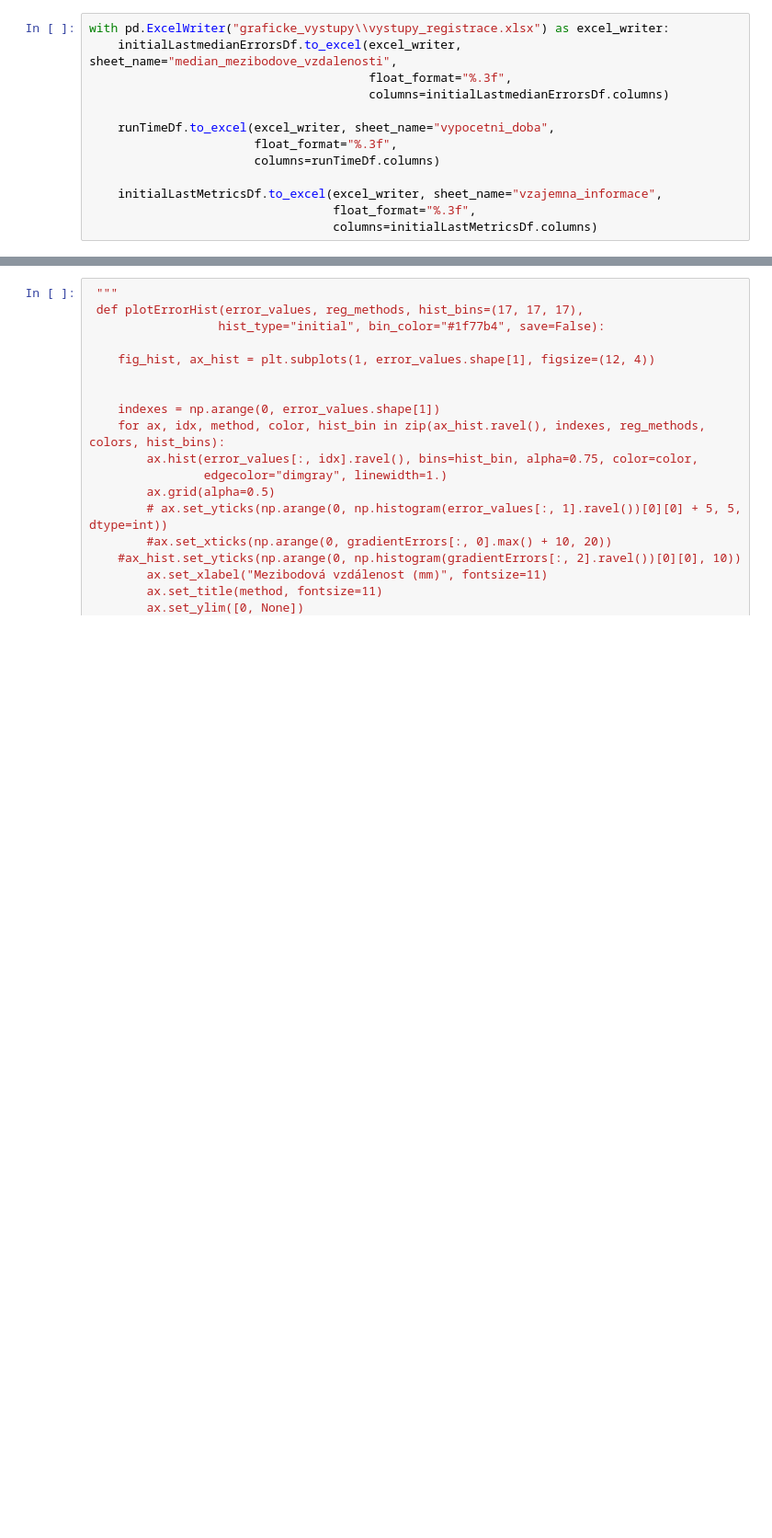
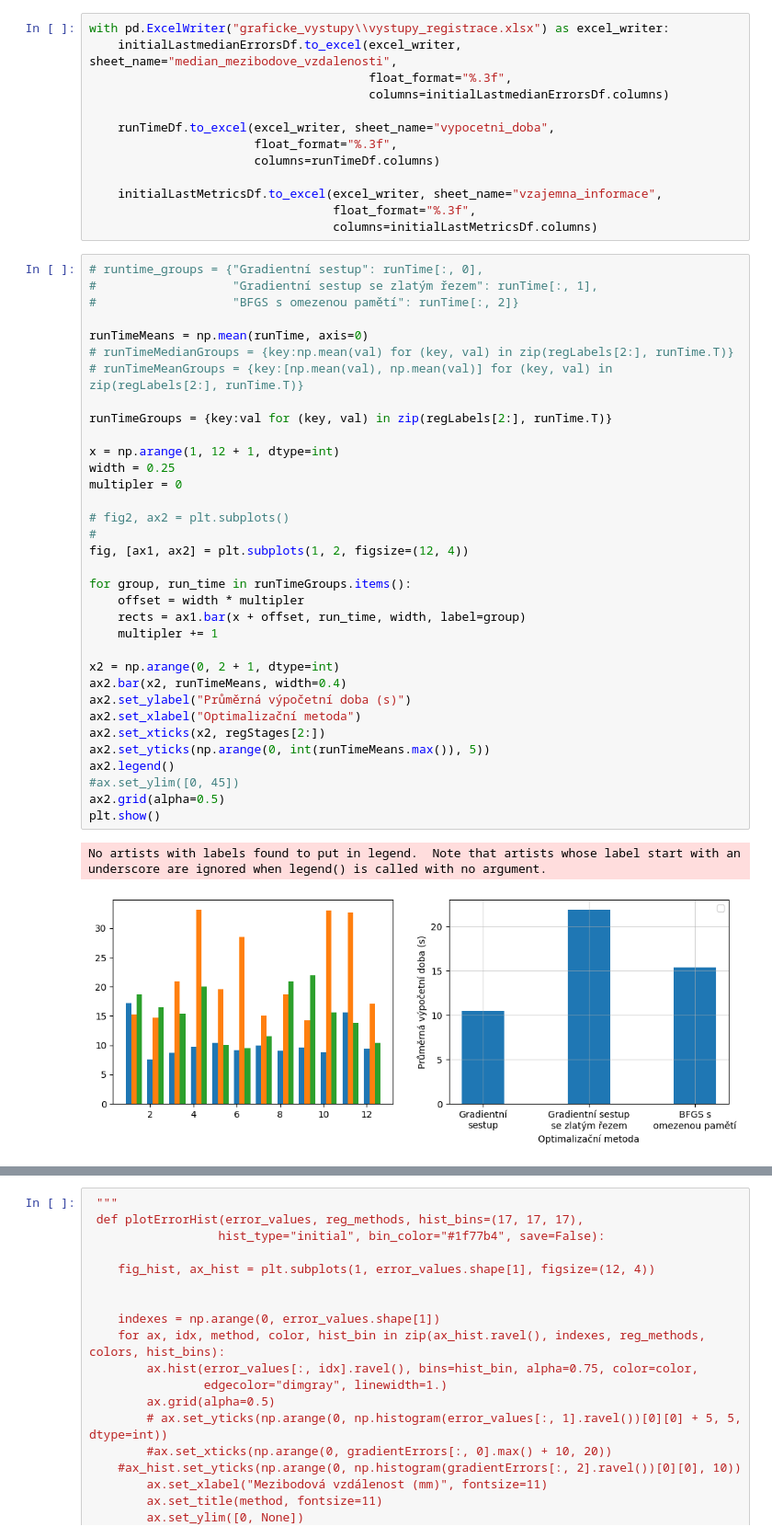
Before and after one commit to Vojtech-Benda/ca_isf, a Jupyter notebook: plotResults.ipynb, the cells around one changed output, grey strips where cells are left out. Shown at 92% size. Cells and saved outputs as stored; diff of their text form; blank space fills up the shorter version.

```diff
--- a/plotResults.ipynb
+++ b/plotResults.ipynb
@@ -182,3 +182,40 @@ with pd.ExcelWriter("graficke_vystupy\\vystupy_registrace.xlsx") as excel_writer
     initialLastMetricsDf.to_excel(excel_writer, sheet_name="vzajemna_informace",
                                   float_format="%.3f",
                                   columns=initialLastMetricsDf.columns)
+# %%
+# runtime_groups = {"Gradientní sestup": runTime[:, 0],
+#                   "Gradientní sestup se zlatým řezem": runTime[:, 1],
+#                   "BFGS s omezenou pamětí": runTime[:, 2]}
+
+runTimeMeans = np.mean(runTime, axis=0)
+# runTimeMedianGroups = {key:np.mean(val) for (key, val) in zip(regLabels[2:], runTime.T)}
+# runTimeMeanGroups = {key:[np.mean(val), np.mean(val)] for (key, val) in zip(regLabels[2:], runTime.T)}
+
+runTimeGroups = {key:val for (key, val) in zip(regLabels[2:], runTime.T)}
+
+x = np.arange(1, 12 + 1, dtype=int)
+width = 0.25
+multipler = 0
+
+# fig2, ax2 = plt.subplots()
+#
+fig, [ax1, ax2] = plt.subplots(1, 2, figsize=(12, 4))
+
+for group, run_time in runTimeGroups.items():
+    offset = width * multipler
+    rects = ax1.bar(x + offset, run_time, width, label=group)
+    multipler += 1
+
+x2 = np.arange(0, 2 + 1, dtype=int)
+ax2.bar(x2, runTimeMeans, width=0.4)
+ax2.set_ylabel("Průměrná výpočetní doba (s)")
+ax2.set_xlabel("Optimalizační metoda")
+ax2.set_xticks(x2, regStages[2:])
+ax2.set_yticks(np.arange(0, int(runTimeMeans.max()), 5))
+ax2.legend()
+#ax.set_ylim([0, 45])
+ax2.grid(alpha=0.5)
+plt.show()
+# %% [output]
+No artists with labels found to put in legend.  Note that artists whose label start with an underscore are ignored when legend() is called with no argument.
+[figure, added]
```
Also changed, not shown: parts of 4 cells of this notebook, 1 other file.
